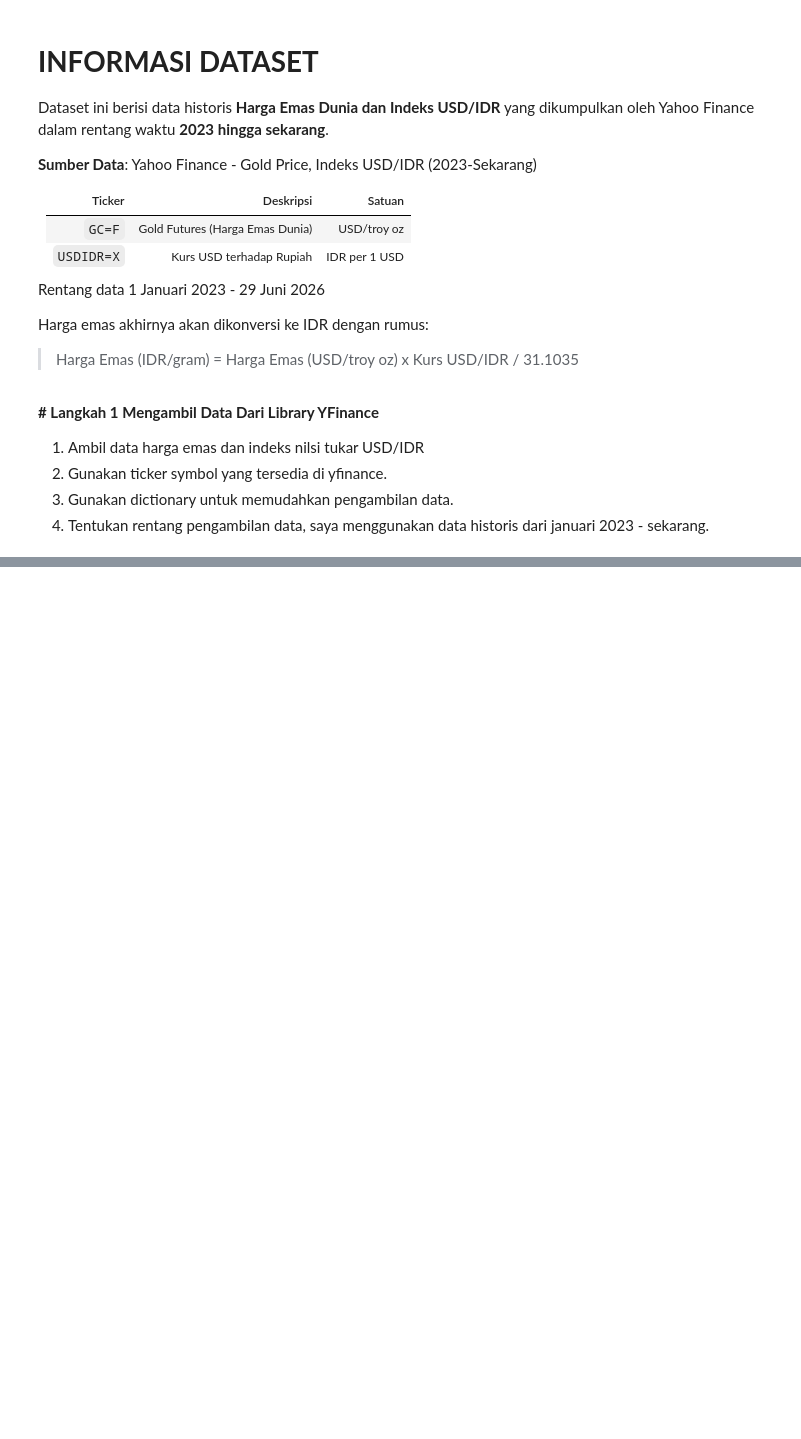
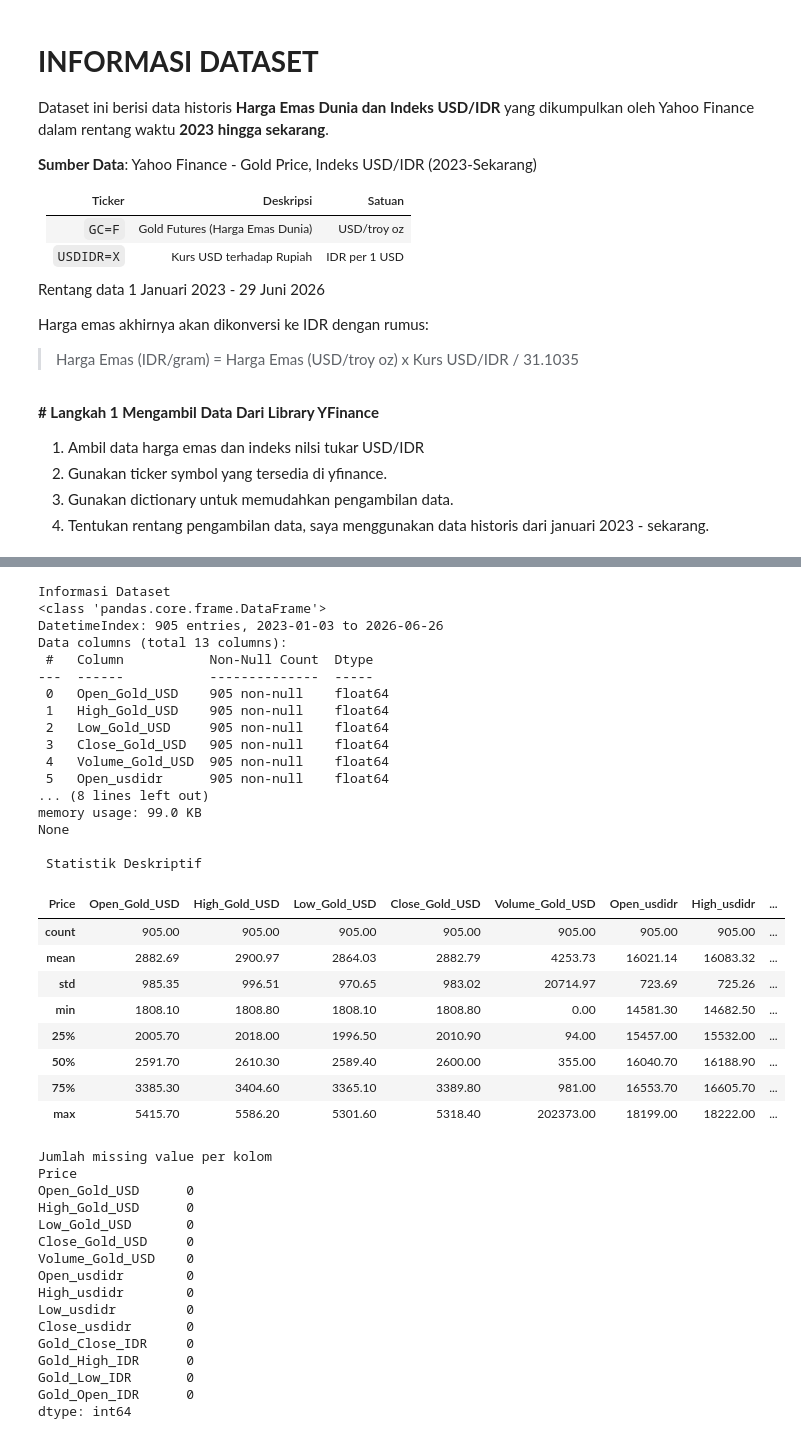
Before and after one commit to RenatGreen-flag/Model-Liniar-Regression, a Jupyter notebook: linearRegressionGoldnIDR.ipynb, the cells around one changed output, grey strips where cells are left out. Drawn from its saved outputs; the diff is of its cells as text; code cells hidden in the pictures; blank space fills up the shorter version.

```diff
--- a/linearRegressionGoldnIDR.ipynb
+++ b/linearRegressionGoldnIDR.ipynb
@@ -136,13 +136,0 @@ Error: Runtime no longer has a reference to this dataframe, please re-run this c
-# %%
-raw = yf.download(
-    tickers     = list(ticker_map.keys()),
-    start       = START,
-    end         = END,
-    auto_adjust = True,
-    progress    = True
-)
-
-# df = raw["Close"].rename(columns=ticker_map).add_suffix("_close")
-print(f"\nShape setelah download: {df.shape}")
-print(df)
-print(f"Rentang tanggal awal  : {df.index.min().date()} s.d. {df.index.max().date()}")
@@ -249,0 +174,50 @@ Mean Squared Error: 1866443477.5288029
+# %%
+print("\nInformasi Dataset")
+print(df.info())
+print("\n Statistik Deskriptif")
+display(df.describe().round(2))
+print("\nJumlah missing value per kolom")
+print(df.isnull().sum())
+# %% [output]
+Informasi Dataset
+<class 'pandas.core.frame.DataFrame'>
+DatetimeIndex: 905 entries, 2023-01-03 to 2026-06-26
+Data columns (total 13 columns):
+ #   Column           Non-Null Count  Dtype
+---  ------           --------------  -----
+ 0   Open_Gold_USD    905 non-null    float64
+ 1   High_Gold_USD    905 non-null    float64
+ 2   Low_Gold_USD     905 non-null    float64
+ 3   Close_Gold_USD   905 non-null    float64
+ 4   Volume_Gold_USD  905 non-null    float64
+ 5   Open_usdidr      905 non-null    float64
+... (8 lines left out)
+memory usage: 99.0 KB
+None
+
+ Statistik Deskriptif
+| Price | Open_Gold_USD | High_Gold_USD | Low_Gold_USD | Close_Gold_USD | Volume_Gold_USD | Open_usdidr | High_usdidr | ... |
+| count | 905.00 | 905.00 | 905.00 | 905.00 | 905.00 | 905.00 | 905.00 | ... |
+| mean | 2882.69 | 2900.97 | 2864.03 | 2882.79 | 4253.73 | 16021.14 | 16083.32 | ... |
+| std | 985.35 | 996.51 | 970.65 | 983.02 | 20714.97 | 723.69 | 725.26 | ... |
+| min | 1808.10 | 1808.80 | 1808.10 | 1808.80 | 0.00 | 14581.30 | 14682.50 | ... |
+| 25% | 2005.70 | 2018.00 | 1996.50 | 2010.90 | 94.00 | 15457.00 | 15532.00 | ... |
+| 50% | 2591.70 | 2610.30 | 2589.40 | 2600.00 | 355.00 | 16040.70 | 16188.90 | ... |
+| 75% | 3385.30 | 3404.60 | 3365.10 | 3389.80 | 981.00 | 16553.70 | 16605.70 | ... |
+| max | 5415.70 | 5586.20 | 5301.60 | 5318.40 | 202373.00 | 18199.00 | 18222.00 | ... |
+Jumlah missing value per kolom
+Price
+Open_Gold_USD      0
+High_Gold_USD      0
+Low_Gold_USD       0
+Close_Gold_USD     0
+Volume_Gold_USD    0
+Open_usdidr        0
+High_usdidr        0
+Low_usdidr         0
+Close_usdidr       0
+Gold_Close_IDR     0
+Gold_High_IDR      0
+Gold_Low_IDR       0
+Gold_Open_IDR      0
+dtype: int64
```
Also changed, not shown: parts of 23 cells of this notebook.
